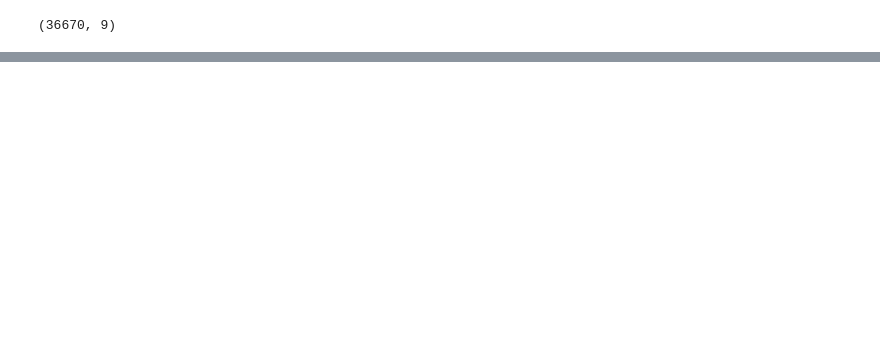
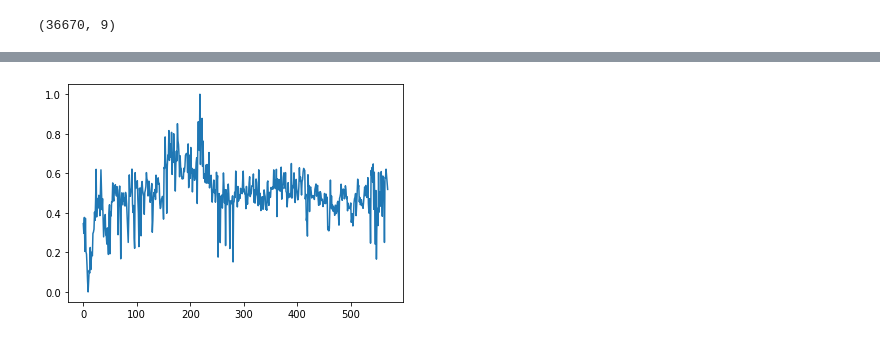
Before and after one commit to ChanyuMoon/smell_classification, a Jupyter notebook: Making Model.ipynb, the cells around one changed output, grey strips where cells are left out. Cells and saved outputs as stored; diff of their text form; code cells hidden in the pictures; blank space fills up the shorter version.

```diff
--- a/Making Model.ipynb
+++ b/Making Model.ipynb
@@ -7,6 +8,6 @@ import matplotlib.pyplot as plt
 # %%
-scent_data = pd.read_pickle("./data/preprocessed_data.pkl")
-scent_data.head()
+df = pd.read_pickle('./data/preprocessed_data.pkl')
+df.head()
 # %% [output]
 |  |  |  |  | ZnO |  |  | SnO2 |  |  | AZO | ... |
 |  |  |  |  | 1 | 2 | 3 | 1 | 2 | 3 | 1 | ... |
@@ -111,0 +20,9 @@ scent_data_trial.head()
+# %%
+data = df.droplevel("on_off_state")
+scents = df.index.map(lambda x: x[0]).unique()
+print(scents)
+
+trials = []
+for i in scents:
+    trials.append(df.loc[i].index.max()[0])
+print(trials)
@@ -206,0 +38,8 @@ NameError: name 'training_images' is not defined
+# %%
+n = 0
+for i in range(8):
+    print(scents[i])
+    for j in range(1, trials[i]):
+        print(df.loc[scents[i], j].to_numpy().shape)
+        n += 1
+print(n)
@@ -206,0 +64,18 @@ NameError: name 'training_images' is not defined
+# %%
+min_max_scaler = preprocessing.MinMaxScaler()
+# except the trial num 0(First trial) since this one was the testing trial in the experiment.
+data = np.zeros((sum(trials)-8, 570, 9))
+label = []
+
+count = 0
+for i in range(8):
+    print(scents[i])
+    for j in range(1, trials[i]):
+        label.append(i)
+        temp = df.loc[scents[i], j]
+        temp = temp.to_numpy()[:570]
+# let's try using only sensor num 1 in this case
+        temp = min_max_scaler.fit_transform(temp)
+        data[count] = temp
+        count += 1
+print(count)
@@ -206,0 +113,5 @@ NameError: name 'training_images' is not defined
+# %%
+plt.plot(data[0,:,1])
+plt.show()
+# %% [output]
+[figure, added]
```
Also changed, not shown: parts of 27 cells of this notebook, 1 other file.
